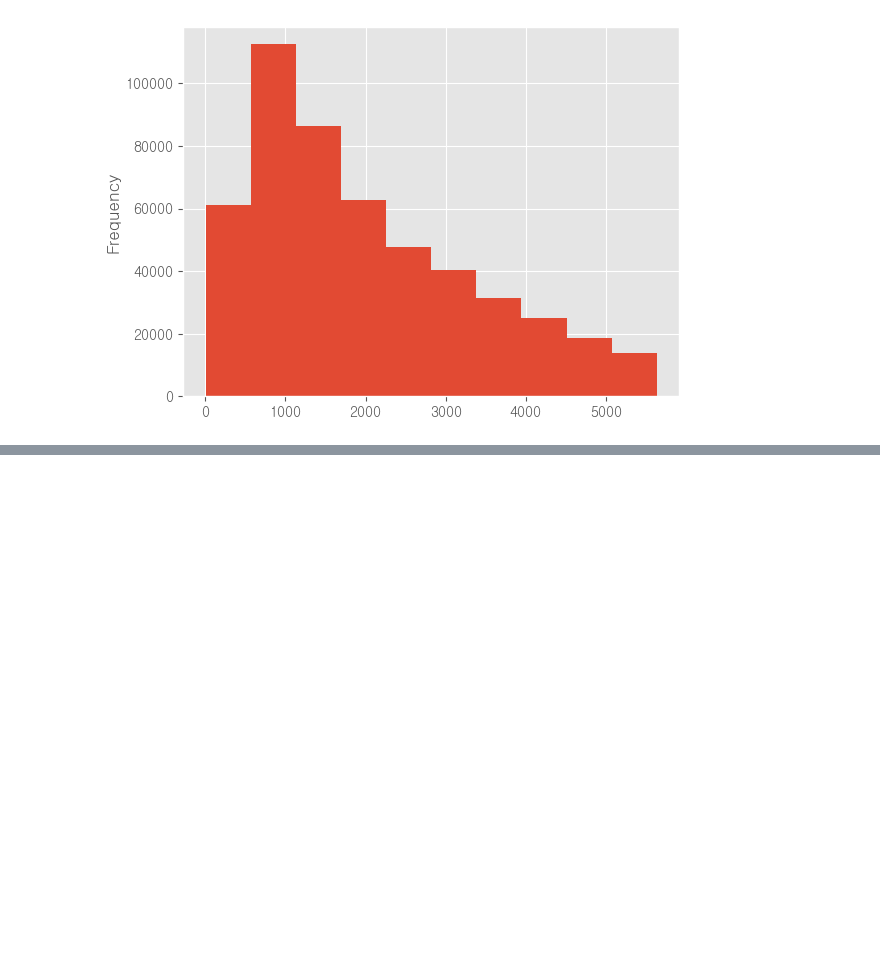
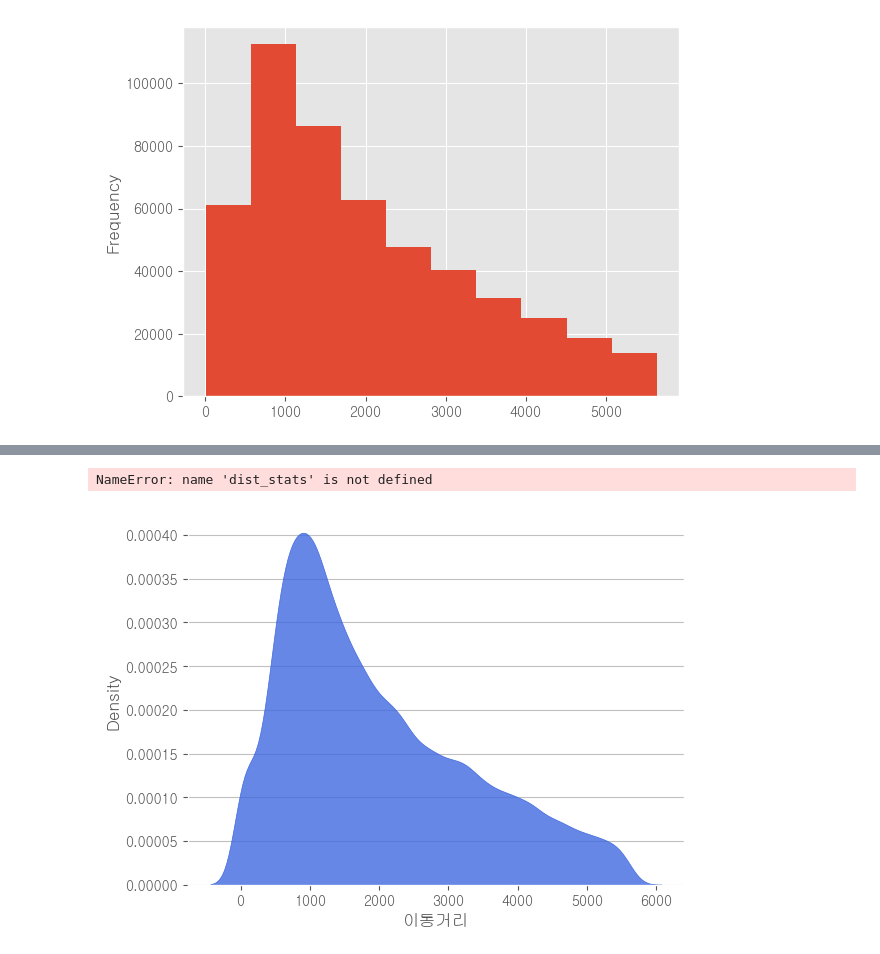
Before and after one commit to haebzzzang/dachungcam, a Jupyter notebook: 2week/2week.ipynb, the cells around one changed output, grey strips where cells are left out. Drawn from its saved outputs; the diff is of its cells as text; code cells hidden in the pictures; blank space fills up the shorter version.

```diff
--- a/2week/2week.ipynb
+++ b/2week/2week.ipynb
@@ -293,0 +311,13 @@ ax = df_use['이동거리'].plot.hist()
+# %%
+## KDE Plot with seaborn
+data = df_use['이동거리'].astype('float')
+ax = sns.kdeplot(data, color = 'royalblue', shade = 'True',
+bw_adjust = 1.5, alpha = .8)
+
+ax.set_facecolor('white')
+ax.grid(True, axis = 'y', color = 'silver')
+plt.xlim(dist_stats['min'], dist_stats['max'])
+plt.show()
+# %% [output]
+NameError: name 'dist_stats' is not defined
+[figure, added]
```
Also changed, not shown: parts of 4 cells of this notebook.
